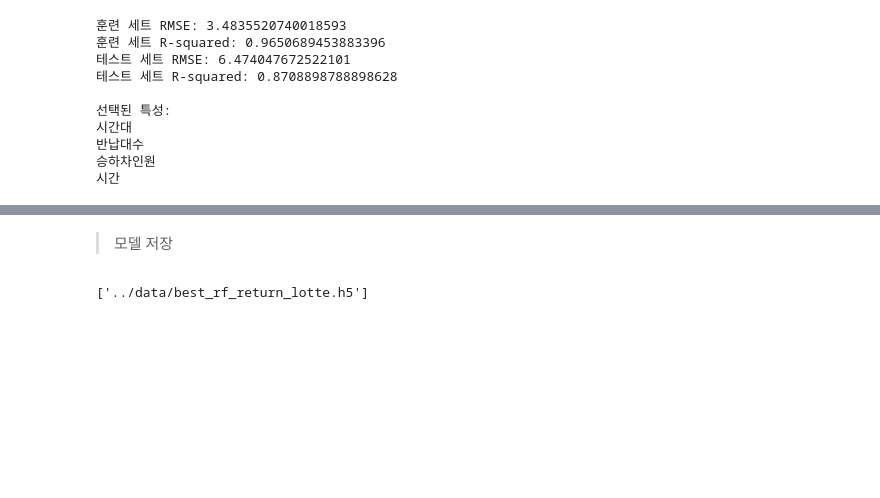
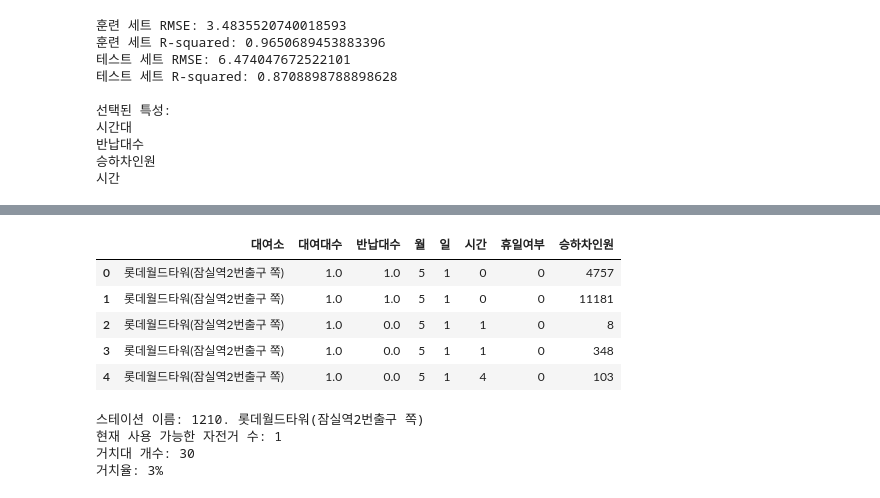
Before and after one commit to donghun-ha/Ddareungi, a Jupyter notebook: python/note/yh/lotte_12_1.ipynb, the cells around one changed output, grey strips where cells are left out. Cells and saved outputs as stored; diff of their text form; code cells hidden in the pictures; blank space fills up the shorter version.

```diff
--- a/python/note/yh/lotte_12_1.ipynb
+++ b/python/note/yh/lotte_12_1.ipynb
@@ -1450,2 +1016,0 @@ print(f"추천 추가 자전거 수: {recommended_bikes:.2f}")
-# %% [markdown]
-> 모델 저장
@@ -1454,8 +1017,43 @@ import joblib
-# %%
-# AI모델 저장하기
-filename = "../data/best_rf_rental_lotte.h5"
-joblib.dump(best_rf_rental, filename)
-filename = "../data/best_rf_return_lotte.h5"
-joblib.dump(best_rf_return, filename)
-# %% [output]
-['../data/best_rf_return_lotte.h5']
+# %%
+df = pd.read_csv("../data/따릉이전처리.csv")
+df.head()
+# %% [output]
+|  | 대여소 | 대여대수 | 반납대수 | 월 | 일 | 시간 | 휴일여부 | 승하차인원 |
+| 0 | 롯데월드타워(잠실역2번출구 쪽) | 1.0 | 1.0 | 5 | 1 | 0 | 0 | 4757 |
+| 1 | 롯데월드타워(잠실역2번출구 쪽) | 1.0 | 1.0 | 5 | 1 | 0 | 0 | 11181 |
+| 2 | 롯데월드타워(잠실역2번출구 쪽) | 1.0 | 0.0 | 5 | 1 | 1 | 0 | 8 |
+| 3 | 롯데월드타워(잠실역2번출구 쪽) | 1.0 | 0.0 | 5 | 1 | 1 | 0 | 348 |
+| 4 | 롯데월드타워(잠실역2번출구 쪽) | 1.0 | 0.0 | 5 | 1 | 4 | 0 | 103 |
+# %%
+import requests
+import json
+
+# API 엔드포인트 URL
+url = "http://openapi.seoul.go.kr:8088/4d4578666b64696e3738416348554e/json/bikeList/1/1000"
+
+# API 요청
+response = requests.get(url)
+
+# JSON 형식으로 데이터 파싱
+data = json.loads(response.text)
+
+# 롯데타워 잠실역 2번출구 따릉이 스테이션 정보 찾기
+target_station = None
+for station in data['rentBikeStatus']['row']:
+    if "롯데월드타워(잠실역2번출구 쪽)" in station['stationName']:
+        target_station = station
+        break
+
+# 결과 출력
+if target_station:
+    print(f"스테이션 이름: {target_station['stationName']}")
+    print(f"현재 사용 가능한 자전거 수: {target_station['parkingBikeTotCnt']}")
+    print(f"거치대 개수: {target_station['rackTotCnt']}")
+    print(f"거치율: {target_station['shared']}%")
+else:
+    print("롯데타워 잠실역 2번출구 따릉이 스테이션을 찾을 수 없습니다.")
+# %% [output]
+스테이션 이름: 1210. 롯데월드타워(잠실역2번출구 쪽)
+현재 사용 가능한 자전거 수: 1
+거치대 개수: 30
+거치율: 3%
```
Also changed, not shown: parts of 33 cells of this notebook, 4 other files.
